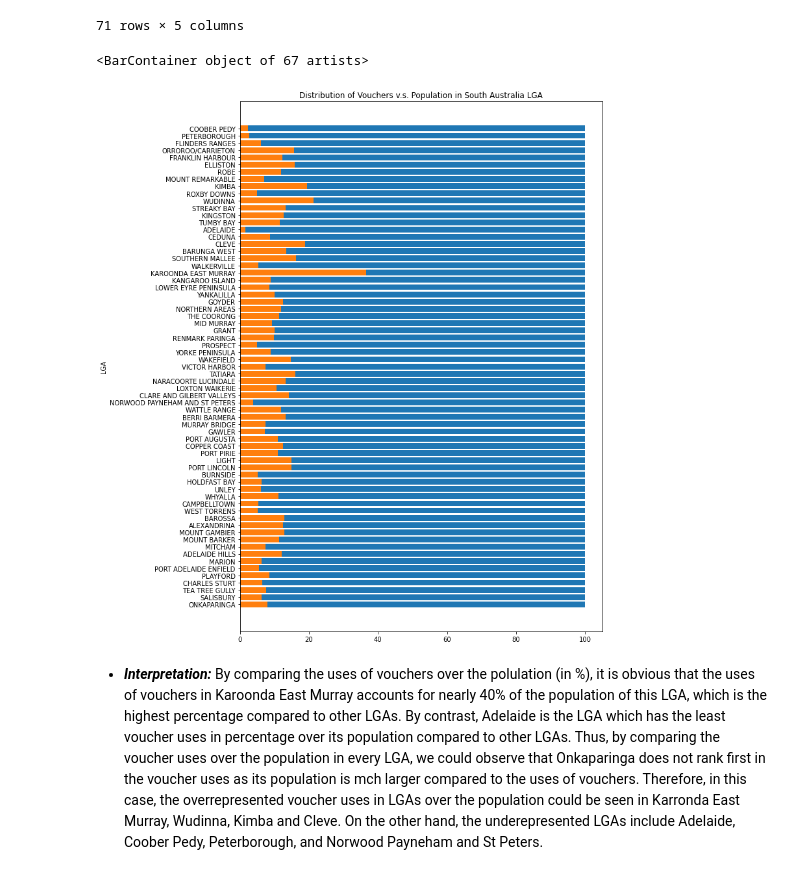
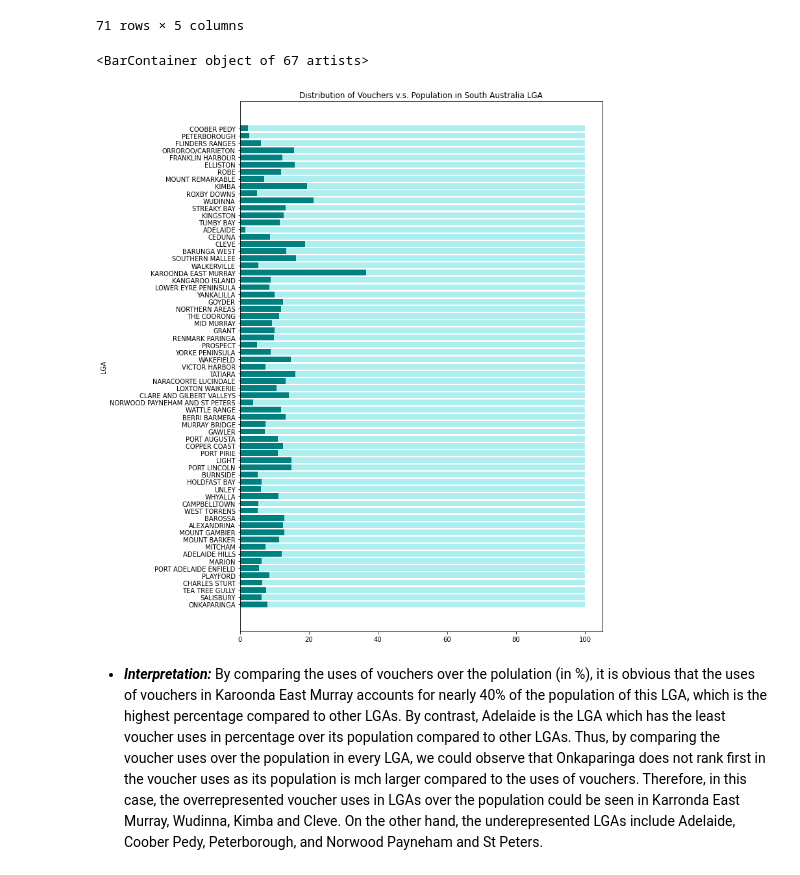
Before and after one commit to xuyenlinhHuynh/data-science-portfolio-xuyenlinhHuynh, a Jupyter notebook: Portfolio 2.ipynb, the cells around one changed output. Saved outputs shown, nothing was run; the diff lists cells and outputs as text; code cells hidden in the pictures.

```diff
--- a/Portfolio 2.ipynb
+++ b/Portfolio 2.ipynb
@@ -582,13 +582,13 @@ lga_seifa_vouchers["Percentage"] = (lga_seifa_vouchers.SA_counts*100)/lga_seifa_
 # %%
 # plotting the pecentage of voucher uses over the population (100)
 plt.figure( figsize = (10,15) )
 plt.title("Distribution of Vouchers v.s. Population in South Australia LGA")
 plt.ylabel("LGA")
-plt.barh(lga_seifa_vouchers["SA_LGA"], 100)
-plt.barh(lga_seifa_vouchers["SA_LGA"], lga_seifa_vouchers["Percentage"])
+plt.barh(lga_seifa_vouchers["SA_LGA"], 100, color = "paleturquoise")
+plt.barh(lga_seifa_vouchers["SA_LGA"], lga_seifa_vouchers["Percentage"], color = "teal")
 # %% [output]
 <BarContainer object of 67 artists>
-[figure, old version]
+[figure, new version]
 # %% [markdown]
 * ***Interpretation:*** By comparing the uses of vouchers over the polulation (in %), it is obvious that the uses of vouchers in Karoonda East Murray accounts for nearly 40% of the population of this LGA, which is the highest percentage compared to other LGAs. By contrast, Adelaide is the LGA which has the least voucher uses in percentage over its population compared to other LGAs. Thus, by comparing the voucher uses over the population in every LGA, we could observe that Onkaparinga does not rank first in the voucher uses as its population is mch larger compared to the uses of vouchers. Therefore, in this case, the overrepresented voucher uses in LGAs over the population could be seen in Karronda East Murray, Wudinna, Kimba and Cleve. On the other hand, the underepresented LGAs include Adelaide, Coober Pedy, Peterborough, and Norwood Payneham and St Peters.
 # %% [markdown]
```
Also changed, not shown: parts of 13 cells of this notebook.
